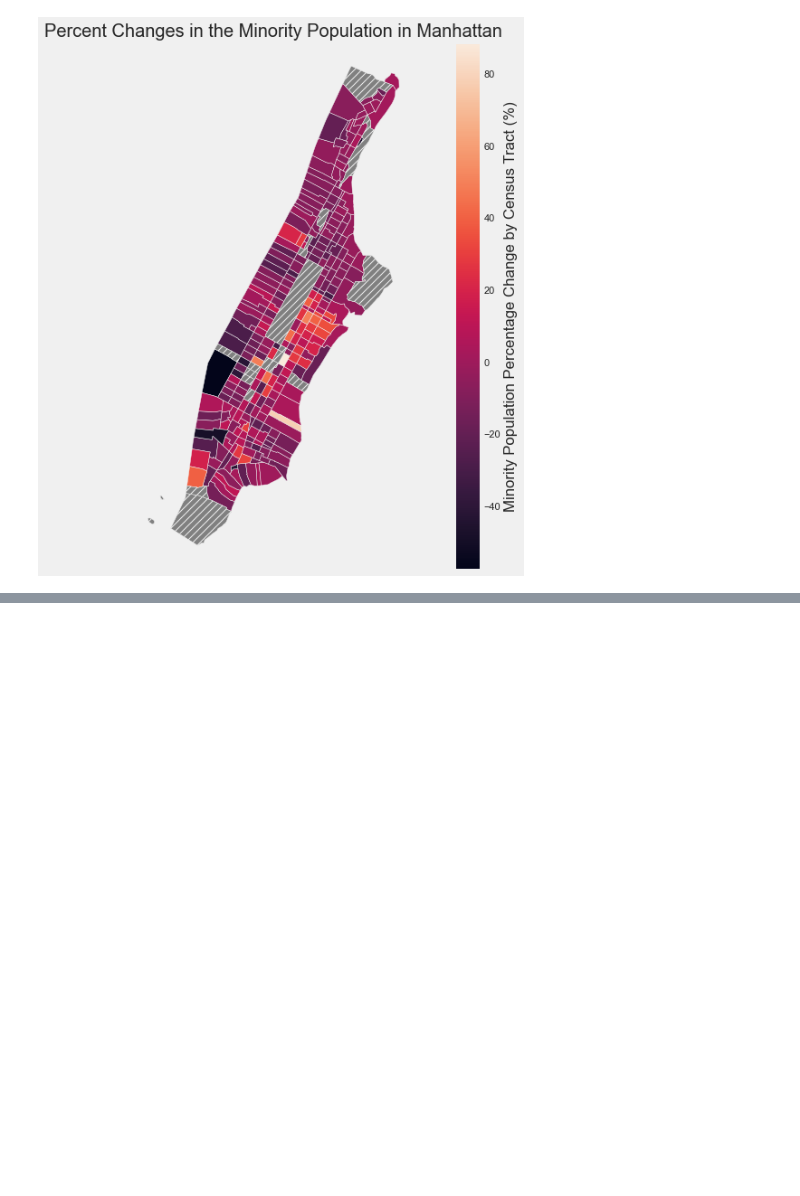
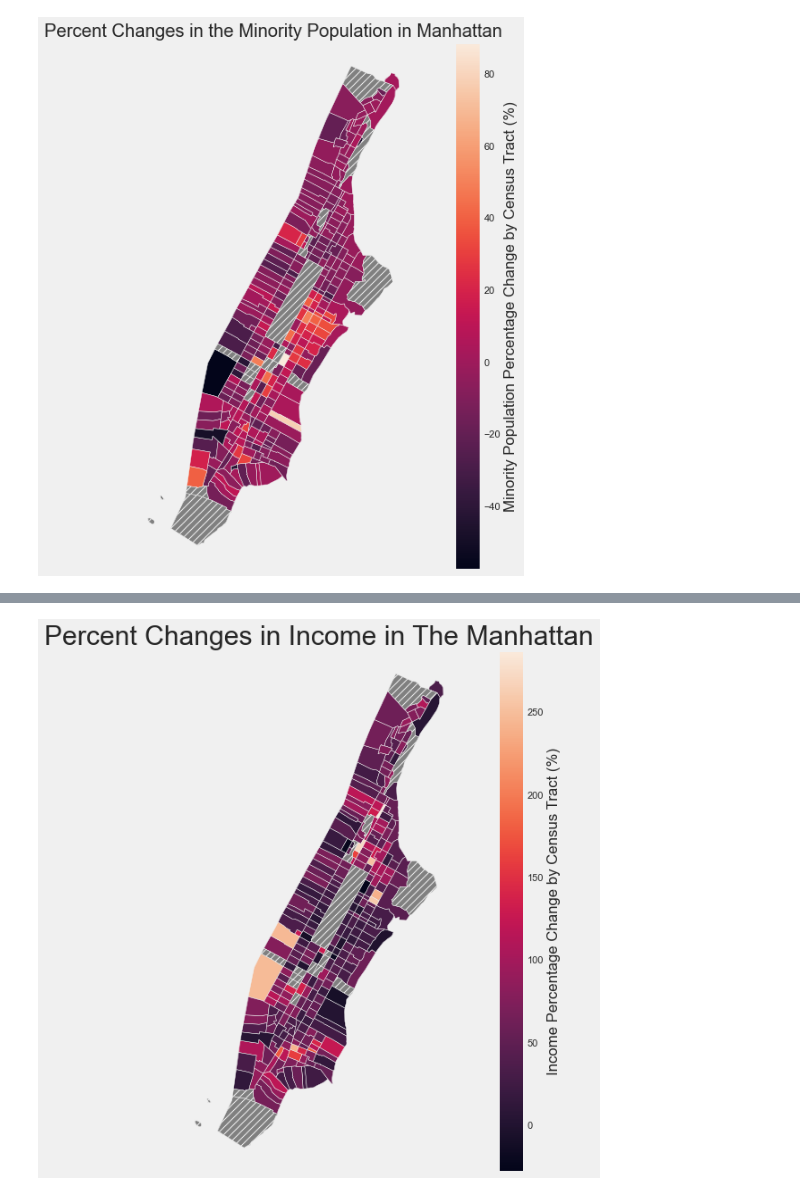
Before and after one commit to ptorres001/cluster_gentrification_new_york, a Jupyter notebook: 02_EDA.ipynb, the cells around one changed output, grey strips where cells are left out. Saved outputs shown, nothing was run; the diff lists cells and outputs as text; code cells hidden in the pictures; blank space fills up the shorter version.

```diff
--- a/02_EDA.ipynb
+++ b/02_EDA.ipynb
@@ -440,0 +454,13 @@ plt.savefig('Images/manhattan_map_minority_change.png', dpi=300, bbox_inches= 't
+# %%
+fig, ax = plt.subplots(figsize = (15,10))
+mh_g.plot(column='INCPC12_INCPC00', ax=ax,
+          legend=True,missing_kwds={'color': 'grey', "label": "Non-Residential","hatch": "///"},
+          legend_kwds={'label': "Income Percentage Change by Census Tract (%)"});
+ax.set_title('Percent Changes in Income in The Manhattan',fontdict = {'fontsize': 30})
+ax.grid(False)
+ax.set_xticks([])
+ax.set_yticks([])
+plt.savefig('Images/manhattan_map_income_change.png', dpi=300, bbox_inches= 'tight',
+          padding_inches = 4, transparent = True )
+# %% [output]
+[figure, added]
```
Also changed, not shown: parts of 12 cells of this notebook.
